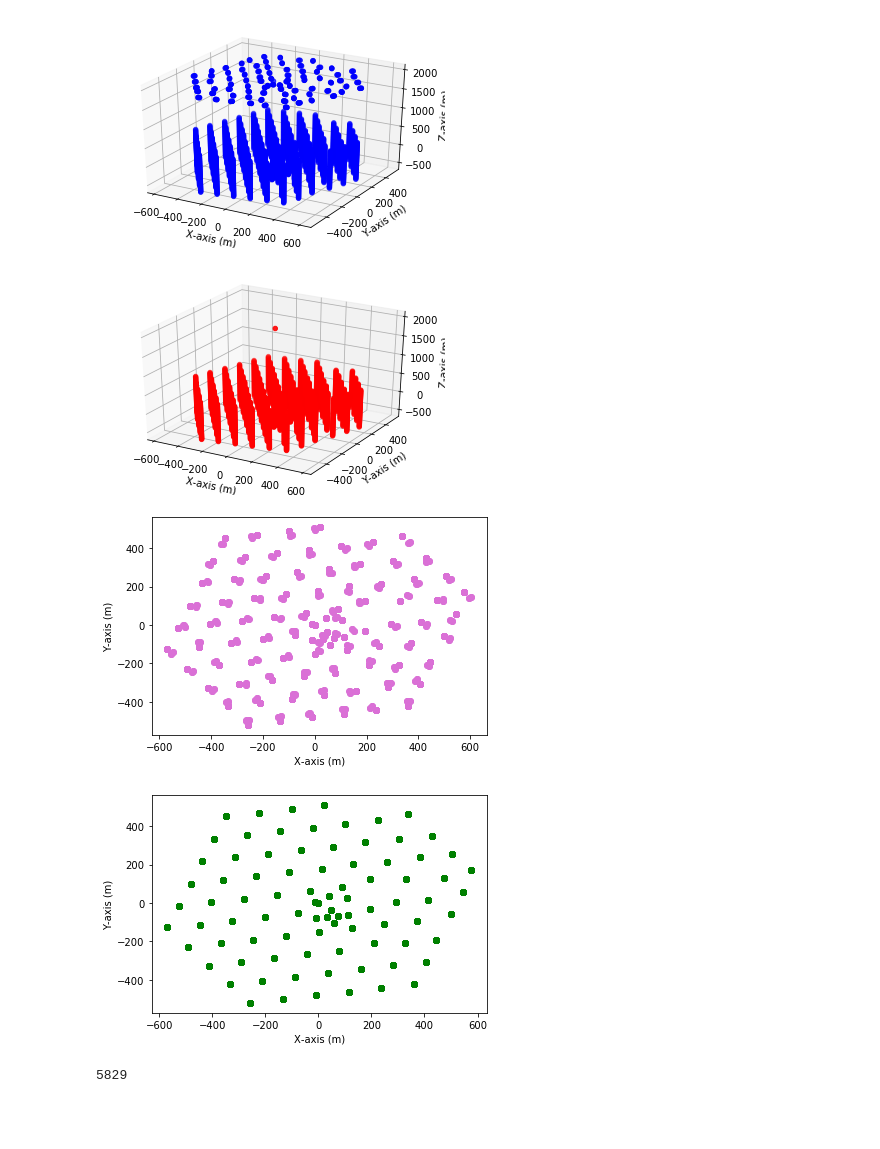
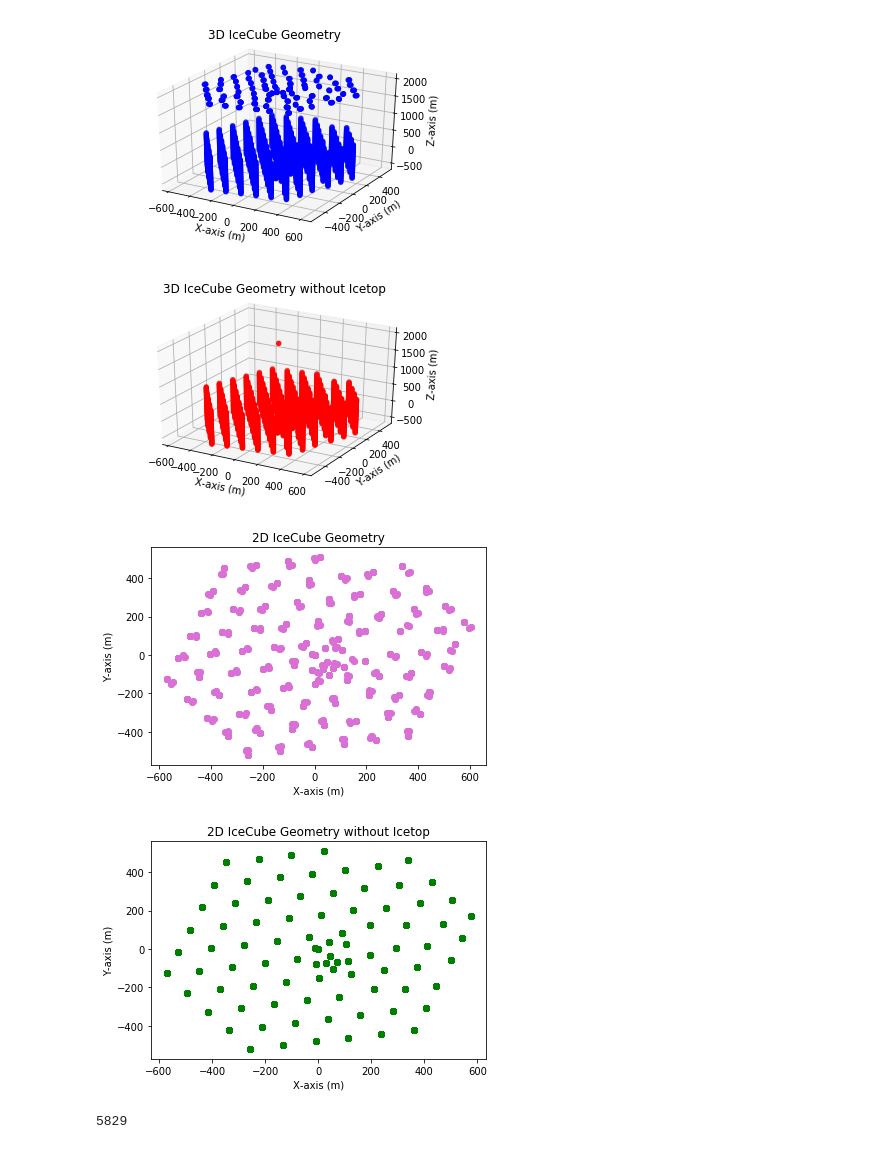
Before and after one commit to Patricia-Mcmillin/PMcmillin_REU, a Jupyter notebook: current_DOM_geometry.ipynb, the cells around one changed output. Saved outputs shown, nothing was run; the diff lists cells and outputs as text; code cells hidden in the pictures; blank space fills up the shorter version.

Commit message:
added plot titles, converted lists to array

```diff
--- a/current_DOM_geometry.ipynb
+++ b/current_DOM_geometry.ipynb
@@ -54,37 +54,43 @@ for om, geo_info in om_geometry:
 
 ax = plt.axes(projection='3d')
 ax.set_xlabel('X-axis (m)')
 ax.set_ylabel('Y-axis (m)')
 ax.set_zlabel('Z-axis (m)')
+ax.set_title("3D IceCube Geometry")
+ax.dist = 11
 ax.scatter3D(dom_x_positions, dom_y_positions, dom_z_positions, c='blue', depthshade=True)
 plt.show()
 
 #IceCube positions without icetop
 ax = plt.axes(projection='3d')
 ax.set_xlabel('X-axis (m)')
 ax.set_ylabel('Y-axis (m)')
 ax.set_zlabel('Z-axis (m)')
+ax.set_title("3D IceCube Geometry without Icetop")
+ax.dist = 11
 ax.scatter3D(dom_x_positions[:,0:61], dom_y_positions[:,0:61], dom_z_positions[:,0:61], c='red', depthshade=True)
 plt.show()
 
 
 ax = plt.axes()
 ax.set_xlabel('X-axis (m)')
 ax.set_ylabel('Y-axis (m)')
+ax.set_title("2D IceCube Geometry")
 ax.scatter(dom_x_positions, dom_y_positions, c='orchid')
 plt.show()
 
 #IceCube positions without icetop
 ax = plt.axes()
 ax.set_xlabel('X-axis (m)')
 ax.set_ylabel('Y-axis (m)')
+ax.set_title("2D IceCube Geometry without Icetop")
 ax.scatter(dom_x_positions[:,0:61], dom_y_positions[:,0:61], c='green')
 plt.show()
 # %% [output]
-[figure, old version]
+[figure, new version]
-[figure, old version]
+[figure, new version]
-[figure, old version]
+[figure, new version]
-[figure, old version]
+[figure, new version]
 # %%
 # need to step through each x,y,z position string number, then run through each DOM number [0,0-66]
 #do a loop on first index in dom_x,y,z_positions running from 0-86
```
Also changed, not shown: 2 other files.
